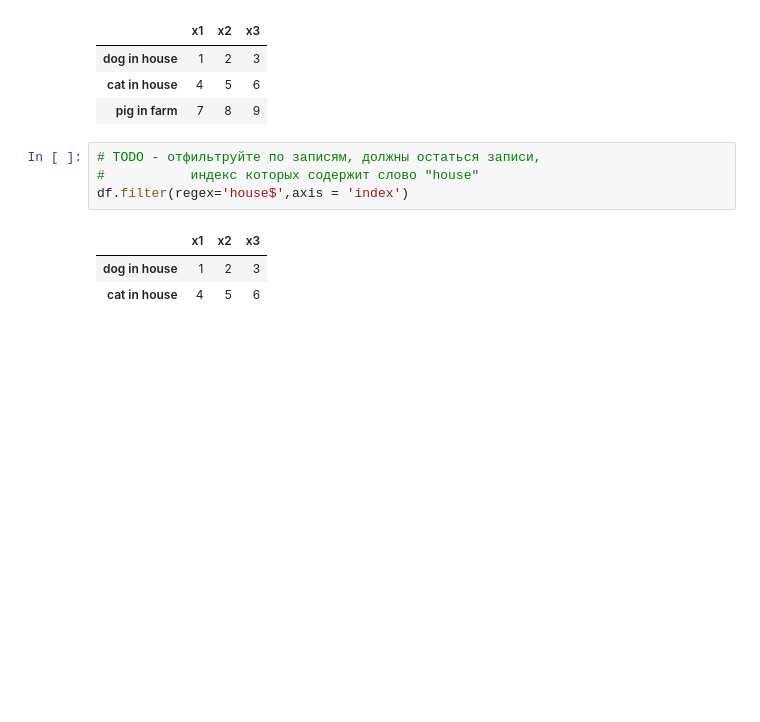
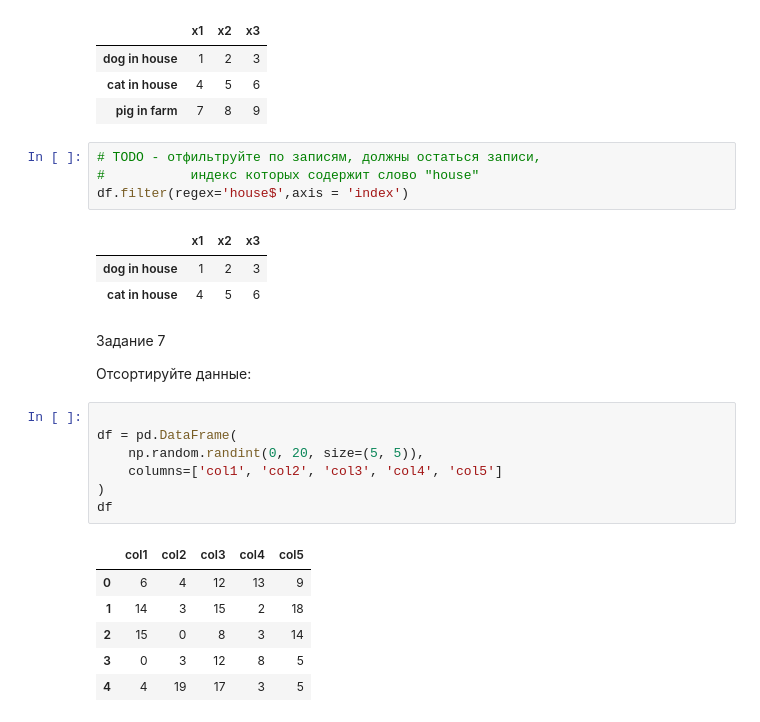
Before and after one commit to Nivoter/ML, a Jupyter notebook: PR03.ipynb, the cells around one changed output. Cells and saved outputs as stored; diff of their text form; blank space fills up the shorter version.

```diff
--- a/PR03.ipynb
+++ b/PR03.ipynb
@@ -235,3 +235,21 @@ df.filter(regex='house$',axis = 'index')
 |  | x1 | x2 | x3 |
 | dog in house | 1 | 2 | 3 |
 | cat in house | 4 | 5 | 6 |
+# %% [markdown]
+Задание 7
+
+Отсортируйте данные:
+# %%
+
+df = pd.DataFrame(
+    np.random.randint(0, 20, size=(5, 5)),
+    columns=['col1', 'col2', 'col3', 'col4', 'col5']
+)
+df
+# %% [output]
+|  | col1 | col2 | col3 | col4 | col5 |
+| 0 | 6 | 4 | 12 | 13 | 9 |
+| 1 | 14 | 3 | 15 | 2 | 18 |
+| 2 | 15 | 0 | 8 | 3 | 14 |
+| 3 | 0 | 3 | 12 | 8 | 5 |
+| 4 | 4 | 19 | 17 | 3 | 5 |
```
Also changed, not shown: parts of 15 cells of this notebook.
